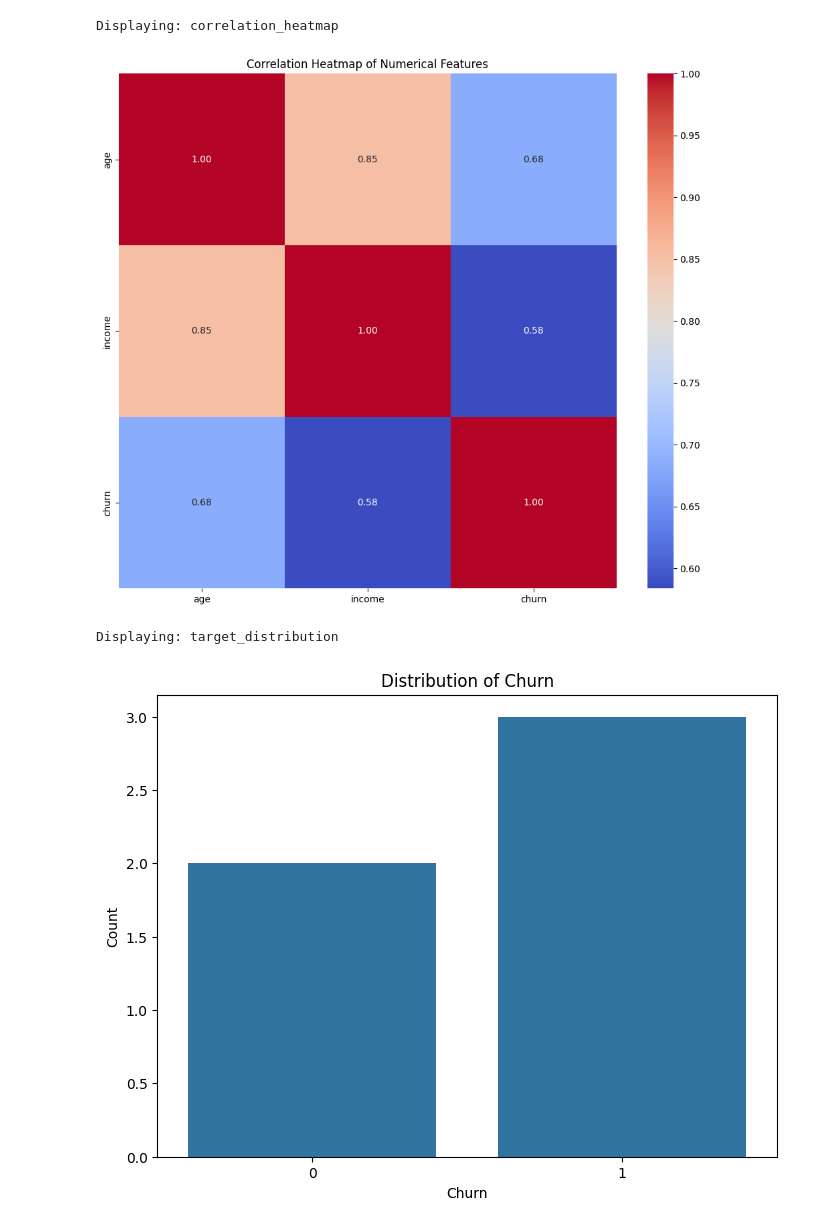
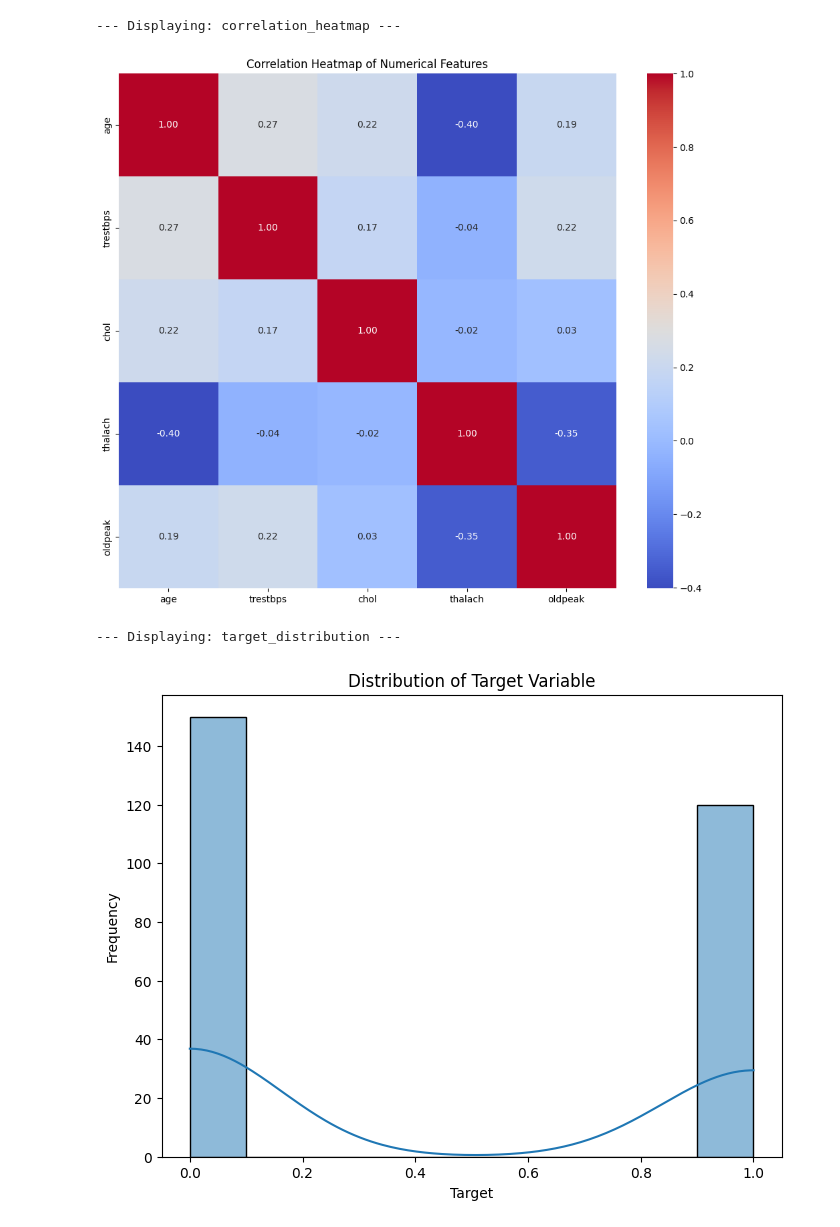
Before and after one commit to RishavChanda25/agentic-data-science-workflow, a Jupyter notebook: notebooks/test_pipeline.ipynb, the cells around one changed output. Saved outputs shown, nothing was run; the diff lists cells and outputs as text; code cells hidden in the pictures.

```diff
--- a/notebooks/test_pipeline.ipynb
+++ b/notebooks/test_pipeline.ipynb
@@ -43,14 +42,17 @@ Created mock dataset at '../data/raw/test_data.csv'
 # %%
+# Initialize the state with the real Heart Disease dataset
 state = {
     "messages": [],
-    "user_request": "Clean the data and do EDA.",
-    "target_variable": "churn",
-    "raw_dataset_path": "data/raw/test_data.csv",      # <-- Removed the ../
-    "current_dataset_path": "data/raw/test_data.csv",  # <-- Removed the ../
+    "user_request": "Clean the data and perform exploratory data analysis.",
+    "target_variable": "target",  # The actual target column in the statlog dataset
+    "raw_dataset_path": "data/raw/Heart_disease_statlog.csv", # Relative to project root
+    "current_dataset_path": "data/raw/Heart_disease_statlog.csv",
     "artifacts": {},
-    "current_step": "Cleaning_Agent",
+    "current_step": "start",
     "error_flag": False,
-    "error_message": None
+    "error_message": None,
+    "revision_count": 0
 }
-print("State initialized.")
+
+print(f"State initialized. Target Variable: {state['target_variable']}")
 # %% [output]
@@ -126,17 +129,34 @@ Status: Success
 Updated Artifacts Dictionary:
 {'correlation_heatmap': 'c:/Users/risha/OneDrive/Documents/ArtificialIntelligence/data-science-workflow/reports/figures/correlation_heatmap.png', 'target_distribution': 'c:/Users/risha/OneDrive/Docume ...
 # %%
-# Render the saved images directly in the notebook output
-from IPython.display import Image, display
-
 if "artifacts" in state and state["artifacts"]:
     for artifact_name, artifact_path in state["artifacts"].items():
-        print(f"\nDisplaying: {artifact_name}")
-        display(Image(filename=artifact_path))
+        print(f"\n--- Displaying: {artifact_name} ---")
+
+        # Handle JSON summaries
+        if artifact_path.endswith('.json'):
+            try:
+                with open(artifact_path, 'r') as f:
+                    data = json.load(f)
+                    # Print the JSON nicely formatted
+                    print(json.dumps(data, indent=2))
+            except Exception as e:
+                print(f"Failed to read JSON: {e}")
+
+        # Handle Images
+        elif artifact_path.endswith(('.png', '.jpg', '.jpeg')):
+            try:
+                display(Image(filename=artifact_path))
+            except Exception as e:
+                print(f"Failed to display image: {e}")
+
+        # Handle anything else
+        else:
+            print(f"Artifact saved at: {artifact_path}")
 else:
     print("No artifacts found.")
 # %% [output]
-Displaying: correlation_heatmap
+--- Displaying: correlation_heatmap ---
-[figure, old version]
+[figure, new version]
-Displaying: target_distribution
+--- Displaying: target_distribution ---
-[figure, old version]
+[figure, new version]
```
Also changed, not shown: parts of 9 cells of this notebook, 4 other files.
